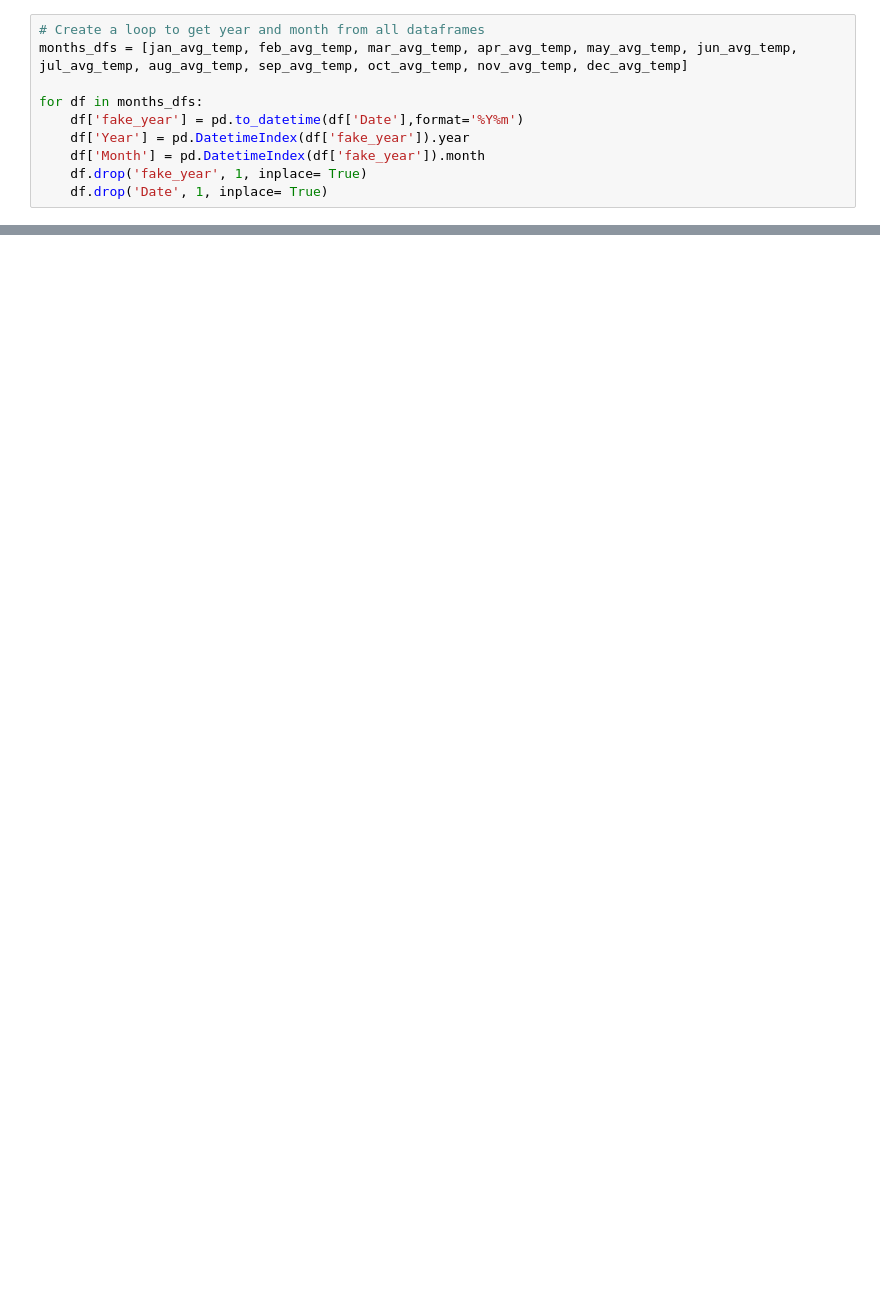
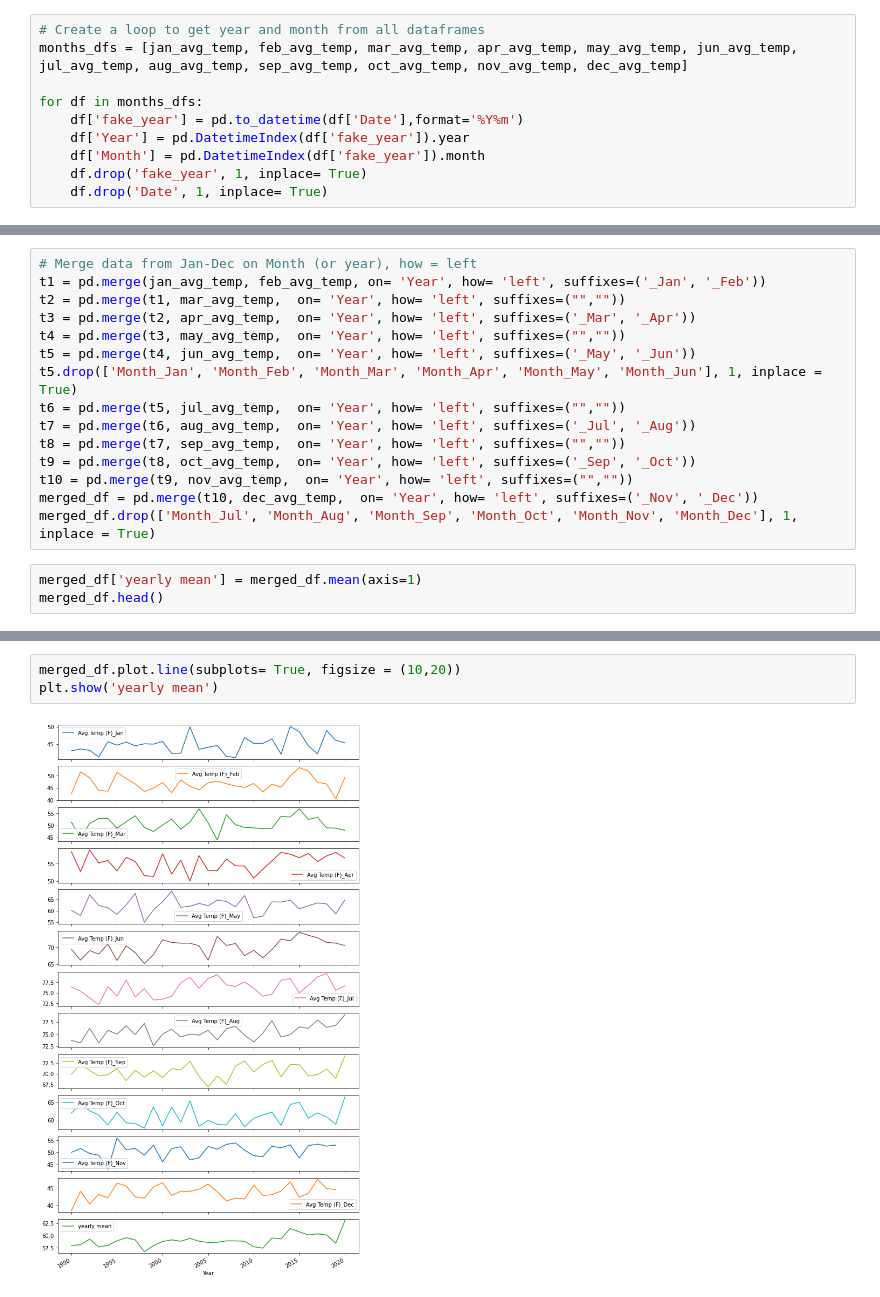
Before and after one commit to roborgain1/California-Wildfires-and-Climate-Change, a Jupyter notebook: EL_tempdata.ipynb, the cells around one changed output, grey strips where cells are left out. Cells and saved outputs as stored; diff of their text form; blank space fills up the shorter version.

```diff
--- a/EL_tempdata.ipynb
+++ b/EL_tempdata.ipynb
@@ -70,0 +67,18 @@ for df in months_dfs:
+# %%
+# Merge data from Jan-Dec on Month (or year), how = left
+t1 = pd.merge(jan_avg_temp, feb_avg_temp, on= 'Year', how= 'left', suffixes=('_Jan', '_Feb'))
+t2 = pd.merge(t1, mar_avg_temp,  on= 'Year', how= 'left', suffixes=("",""))
+t3 = pd.merge(t2, apr_avg_temp,  on= 'Year', how= 'left', suffixes=('_Mar', '_Apr'))
+t4 = pd.merge(t3, may_avg_temp,  on= 'Year', how= 'left', suffixes=("",""))
+t5 = pd.merge(t4, jun_avg_temp,  on= 'Year', how= 'left', suffixes=('_May', '_Jun'))
+t5.drop(['Month_Jan', 'Month_Feb', 'Month_Mar', 'Month_Apr', 'Month_May', 'Month_Jun'], 1, inplace = True)
+t6 = pd.merge(t5, jul_avg_temp,  on= 'Year', how= 'left', suffixes=("",""))
+t7 = pd.merge(t6, aug_avg_temp,  on= 'Year', how= 'left', suffixes=('_Jul', '_Aug'))
+t8 = pd.merge(t7, sep_avg_temp,  on= 'Year', how= 'left', suffixes=("",""))
+t9 = pd.merge(t8, oct_avg_temp,  on= 'Year', how= 'left', suffixes=('_Sep', '_Oct'))
+t10 = pd.merge(t9, nov_avg_temp,  on= 'Year', how= 'left', suffixes=("",""))
+merged_df = pd.merge(t10, dec_avg_temp,  on= 'Year', how= 'left', suffixes=('_Nov', '_Dec'))
+merged_df.drop(['Month_Jul', 'Month_Aug', 'Month_Sep', 'Month_Oct', 'Month_Nov', 'Month_Dec'], 1, inplace = True)
+# %%
+merged_df['yearly mean'] = merged_df.mean(axis=1)
+merged_df.head()
@@ -70,0 +123,5 @@ for df in months_dfs:
+# %%
+merged_df.plot.line(subplots= True, figsize = (10,20))
+plt.show('yearly mean')
+# %% [output]
+[figure, added]
```
Also changed, not shown: parts of 12 cells of this notebook.
